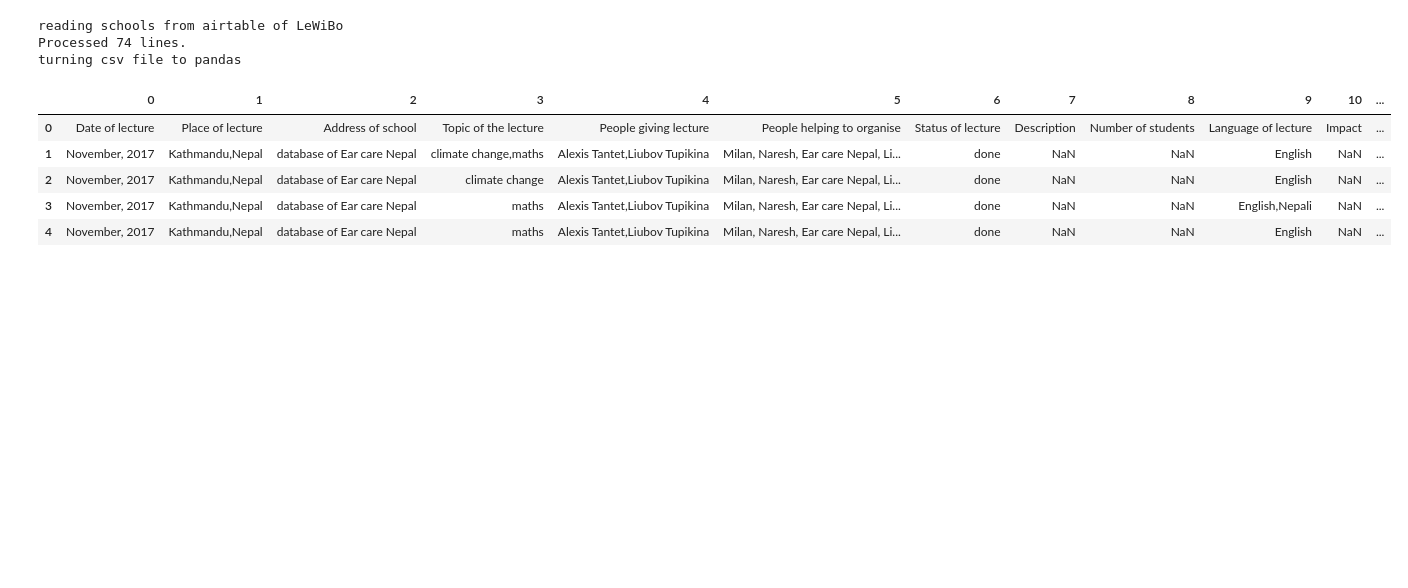
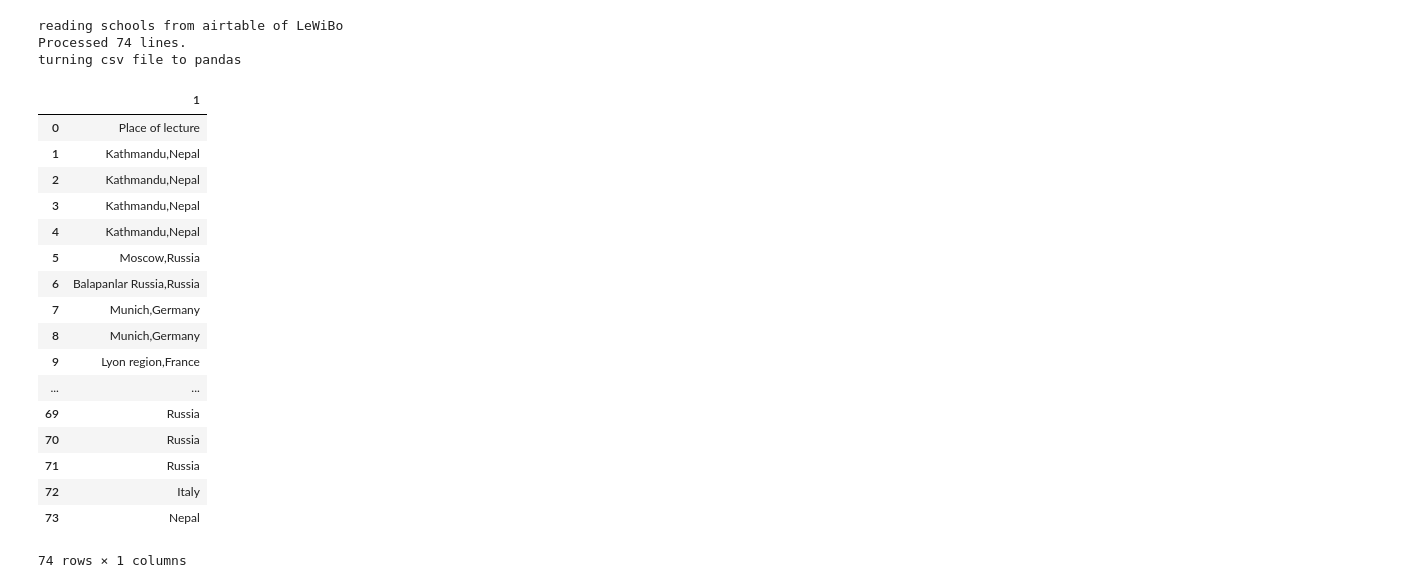
Before and after one commit to Liyubov/data_analysis_for_social_good, a Jupyter notebook: LeWiBo_on_map.ipynb, the cells around one changed output. Cells and saved outputs as stored; diff of their text form; code cells hidden in the pictures; blank space fills up the shorter version.

```diff
--- a/LeWiBo_on_map.ipynb
+++ b/LeWiBo_on_map.ipynb
@@ -27,36 +28,56 @@ import matplotlib.pyplot as plt
 ###########OPEN data FILE###################
 
 
 #opening and printing data from dbf file
 print('reading schools from airtable of LeWiBo')
 
 
 My_file_path_name = 'C:/Users/lyubo/Documents/DATA_networks/lecturers_without_borders/Lectures-Grid.csv'
 
 
 with open(My_file_path_name) as csv_file:
     csv_reader = csv.reader(csv_file, delimiter=';')
     line_count = 0
     for row in csv_reader:
         #G.add_node(row[0])#add edge to the graph #print(f'\t{row[0]} works in the {row[1]} department, and was born in {row[2]}.')
         line_count += 1
         # count in which country the lecture was made
     print(f'Processed {line_count} lines.')
 
 
 #Table = gpd.read_file(My_file_path_name)
 
 print('turning csv file to pandas')
 df_lectures=  pd.read_csv(My_file_path_name, header=None, dtype=str)
 
+# reading columns of file
+#df_lectures.columns = ["Date of lecture", "Place of lecture", "Address of school", "Topic of the lecture", "People giving lecture", "ReceivingCountry", "MobilityType", "SpecialNeeds", "SubjectAreaCode", "SubjectAreaName", "CombinedMobilityYesNo", "StartDate", "EndDate", "DurationInMonths", "DurationInDays","SubsistenseTravel", "LevelOfStudy","ParticipantID","ParticipantGender","ParticipantType","Language", "SendingPartnerErasmusID","SendingPArtnerName", "HostingPartnerErasmusID", "HostingPartnerName","HostingPartnerCountry","HostingPartnerCity"]
+# Read in the airlines data.airlines = pandas.read_csv("airlines.csv", header=None, dtype=str)
+
+
 df_lectures.head()
+
+#access Place of lecture column
+df_lectures[[1]]
 # %% [output]
 reading schools from airtable of LeWiBo
 Processed 74 lines.
 turning csv file to pandas
-|  | 0 | 1 | 2 | 3 | 4 | 5 | 6 | 7 | 8 | 9 | 10 | ... |
-| 0 | Date of lecture | Place of lecture | Address of school | Topic of the lecture | People giving lecture | People helping to organise | Status of lecture | Description | Number of students | Language of lecture | Impact | ... |
-| 1 | November, 2017 | Kathmandu,Nepal | database of Ear care Nepal | climate change,maths | Alexis Tantet,Liubov Tupikina | Milan, Naresh, Ear care Nepal, Li... | done | NaN | NaN | English | NaN | ... |
-| 2 | November, 2017 | Kathmandu,Nepal | database of Ear care Nepal | climate change | Alexis Tantet,Liubov Tupikina | Milan, Naresh, Ear care Nepal, Li... | done | NaN | NaN | English | NaN | ... |
-| 3 | November, 2017 | Kathmandu,Nepal | database of Ear care Nepal | maths | Alexis Tantet,Liubov Tupikina | Milan, Naresh, Ear care Nepal, Li... | done | NaN | NaN | English,Nepali | NaN | ... |
-| 4 | November, 2017 | Kathmandu,Nepal | database of Ear care Nepal | maths | Alexis Tantet,Liubov Tupikina | Milan, Naresh, Ear care Nepal, Li... | done | NaN | NaN | English | NaN | ... |
+|  | 1 |
+| 0 | Place of lecture |
+| 1 | Kathmandu,Nepal |
+| 2 | Kathmandu,Nepal |
+| 3 | Kathmandu,Nepal |
+| 4 | Kathmandu,Nepal |
+| 5 | Moscow,Russia |
+| 6 | Balapanlar Russia,Russia |
+| 7 | Munich,Germany |
+| 8 | Munich,Germany |
+| 9 | Lyon region,France |
+| ... | ... |
+| 69 | Russia |
+| 70 | Russia |
+| 71 | Russia |
+| 72 | Italy |
+| 73 | Nepal |
+74 rows × 1 columns
```
Also changed, not shown: parts of 13 cells of this notebook.
